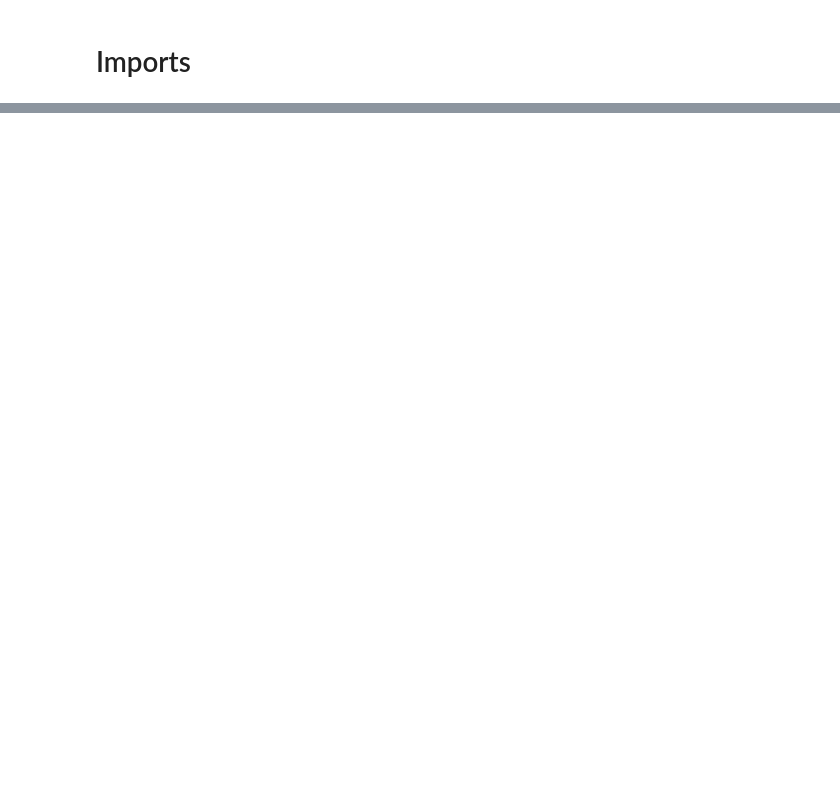
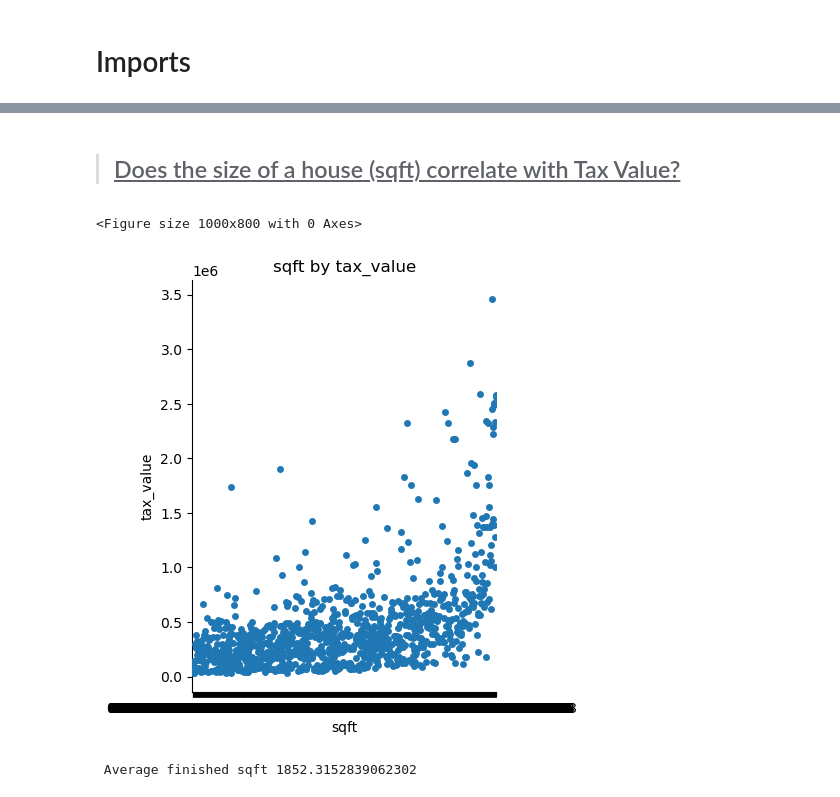
Before and after one commit to brock-green/regression-project, a Jupyter notebook: zillow_report.ipynb, the cells around one changed output, grey strips where cells are left out. Saved outputs shown, nothing was run; the diff lists cells and outputs as text; code cells hidden in the pictures; blank space fills up the shorter version.

```diff
--- a/zillow_report.ipynb
+++ b/zillow_report.ipynb
@@ -408,0 +128,16 @@ Plan --> Acquire --> Prepare --> Explore --> **Model** --> Deliver
+# %% [markdown]
+> ## <u>Does the size of a house (sqft) correlate with Tax Value?</u>
+# %%
+# Create swarm plot of sqft to tax_value
+train_sample = train_scaled.sample(1000)
+plt.figure(figsize=(10, 8))
+sns.catplot(data=train_sample, x=train_sample.sqft, y=train_sample.tax_value, kind='swarm')
+plt.title("sqft by tax_value")
+plt.show()
+# %% [output]
+<Figure size 1000x800 with 0 Axes>
+[figure, added]
+# %%
+print(f' Average finished sqft {zillow_clean.sqft.mean()}')
+# %% [output]
+ Average finished sqft 1852.3152839062302
```
Also changed, not shown: parts of 101 cells of this notebook, 3 other files.
